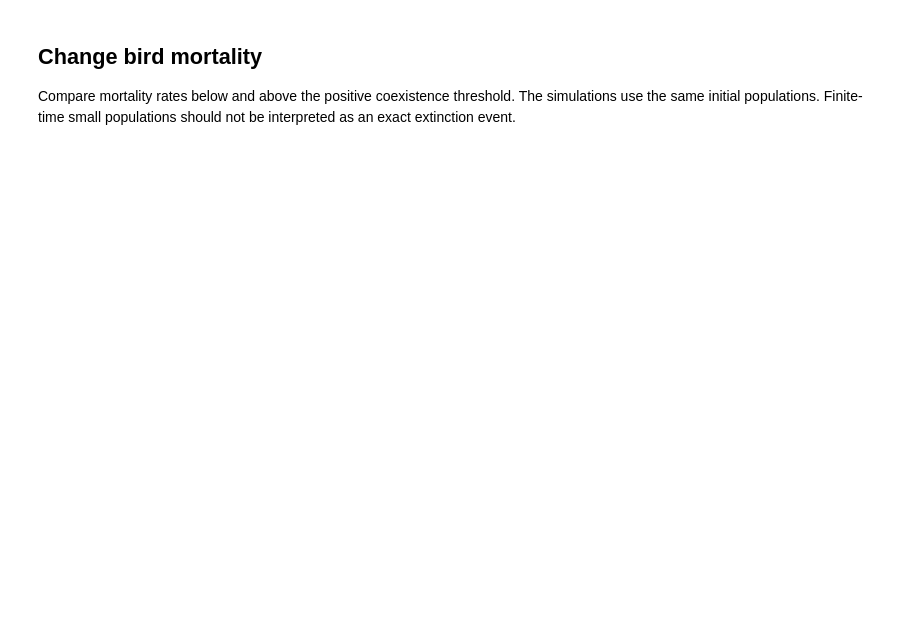
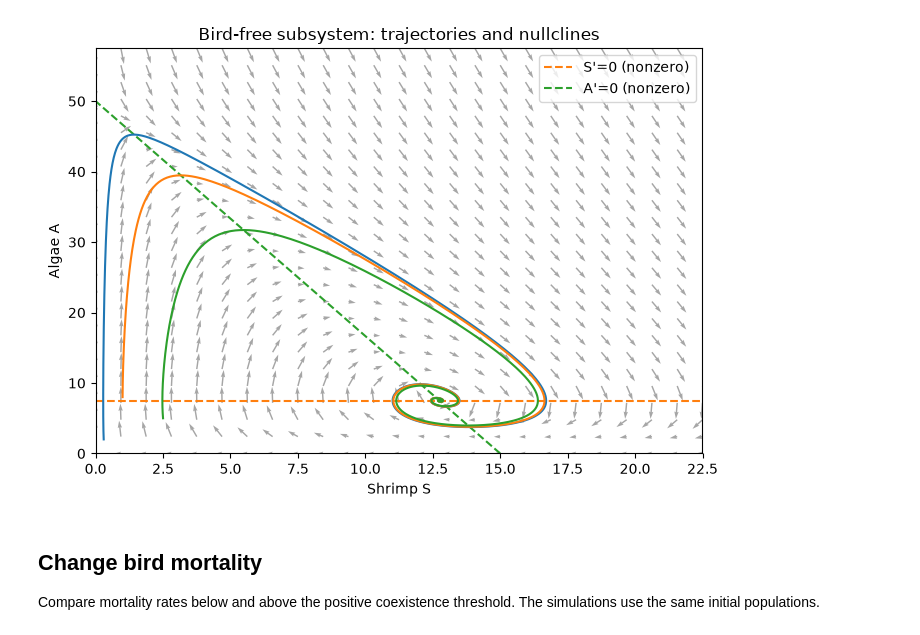
Before and after one commit to lukerichards8/great-salt-lake-model, a Jupyter notebook: model2/phase2_model.ipynb, the cells around one changed output. Cells and saved outputs as stored; diff of their text form; code cells hidden in the pictures; blank space fills up the shorter version.

```diff
--- a/model2/phase2_model.ipynb
+++ b/model2/phase2_model.ipynb
@@ -80,19 +57,17 @@ print(p)
 # %%
-def rhs(t, state, p):
+def rhs(t, state, bird_mortality):
     S, A, B = state
     return np.array([
-        p.gamma_S*p.C_A*S*A - p.C_S*S*B - p.delta_S*S,
-        p.beta_A*A*(1 - A/p.K) - p.C_A*S*A,
-        -p.delta_B*B + p.gamma_B*p.C_S*S*B,
+        gamma_S*C_A*S*A - C_S*S*B - delta_S*S,
+        beta_A*A*(1 - A/K) - C_A*S*A,
+        -bird_mortality*B + gamma_B*C_S*S*B,
     ])
 
-def simulate(p, initial=y0, duration=T):
-    if any(v <= 0 for v in vars(p).values()):
-        raise ValueError('All parameters must be positive.')
+def simulate(initial, duration, bird_mortality):
     initial = np.asarray(initial, dtype=float)
     if initial.shape != (3,) or np.any(initial < 0):
         raise ValueError('Initial state must contain three nonnegative populations.')
-    sol = solve_ivp(lambda t, y: rhs(t, y, p), (0, duration), initial,
+    sol = solve_ivp(lambda t, y: rhs(t, y, bird_mortality), (0, duration), initial,
                     t_eval=np.linspace(0, duration, 2401), rtol=1e-8, atol=1e-10)
     if not sol.success:
         raise RuntimeError(sol.message)
@@ -100,5 +75,5 @@ def simulate(p, initial=y0, duration=T):
         raise RuntimeError('Negative numerical populations: inspect solver settings.')
     return sol
 
-sol = simulate(p)
+sol = simulate(y0, T, delta_B)
 # %% [markdown]
@@ -177,32 +141,35 @@ Setting $B=0$ gives an invariant two-dimensional subsystem. Its nonzero nullclin
 # %%
-Smax = 1.5*p.beta_A/p.C_A
-Amax = 1.15*p.K
+# I used AI to make these plots pretty, but I solved for the nullclines myself.
+
+Smax = 1.5*beta_A/C_A
+Amax = 1.15*K
 sg = np.linspace(0, Smax, 25)
 ag = np.linspace(0, Amax, 25)
 SS, AA = np.meshgrid(sg, ag)
-dS = SS*(p.gamma_S*p.C_A*AA-p.delta_S)
-dA = AA*(p.beta_A*(1-AA/p.K)-p.C_A*SS)
+dS = SS*(gamma_S*C_A*AA-delta_S)
+dA = AA*(beta_A*(1-AA/K)-C_A*SS)
 # Normalize by each axis range to keep direction arrows readable.
 speed = np.hypot(dS/Smax, dA/Amax)
 scale = np.maximum(speed, 1e-12)
 fig, ax = plt.subplots(figsize=(7, 5))
 ax.quiver(SS, AA, dS/scale, dA/scale, alpha=0.35, angles='xy')
-ax.axhline(p.delta_S/(p.gamma_S*p.C_A), color='tab:orange', linestyle='--', label="S'=0 (nonzero)")
-a_line = np.linspace(0, p.K, 200)
-ax.plot(p.beta_A/p.C_A*(1-a_line/p.K), a_line, '--', color='tab:green', label="A'=0 (nonzero)")
+ax.axhline(delta_S/(gamma_S*C_A), color='tab:orange', linestyle='--', label="S'=0 (nonzero)")
+a_line = np.linspace(0, K, 200)
+ax.plot(beta_A/C_A*(1-a_line/K), a_line, '--', color='tab:green', label="A'=0 (nonzero)")
 for initial in ([0.3, 2, 0], [1.0, 8, 0], [2.5, 5, 0]):
-    trajectory = simulate(p, initial)
+    trajectory = simulate(initial, T, delta_B)
     ax.plot(trajectory.y[0], trajectory.y[1], linewidth=1.5)
 ax.set(xlim=(0, Smax), ylim=(0, Amax), xlabel='Shrimp S', ylabel='Algae A',
        title='Bird-free subsystem: trajectories and nullclines')
 ax.legend()
 fig.tight_layout()
-save_figure(fig, "shrimp_algae_phase_plane.png")
 plt.show()
+# %% [output]
+[figure, added]
 # %% [markdown]
 ## Change bird mortality
 
-Compare mortality rates below and above the positive coexistence threshold. The simulations use the same initial populations. Finite-time small populations should not be interpreted as an exact extinction event.
+Compare mortality rates below and above the positive coexistence threshold. The simulations use the same initial populations.
 # %%
 fig, axes = plt.subplots(1, 3, figsize=(13, 3.8), sharex=True, sharey=True)
 for ax, mortality in zip(axes, [0.5*threshold, 0.9*threshold, 1.1*threshold]):
```
Also changed, not shown: parts of 11 cells of this notebook, 1 other file.
